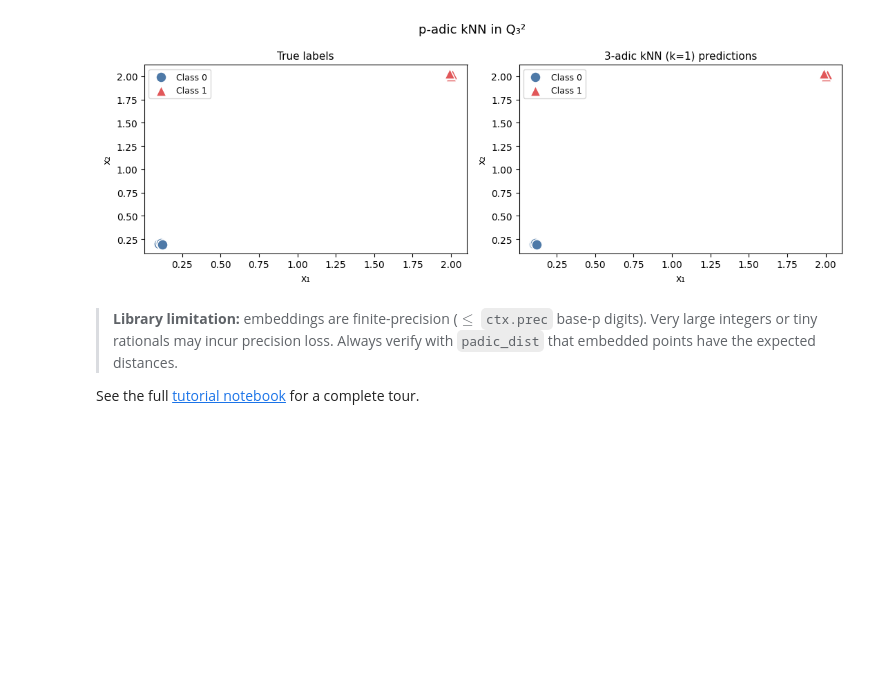
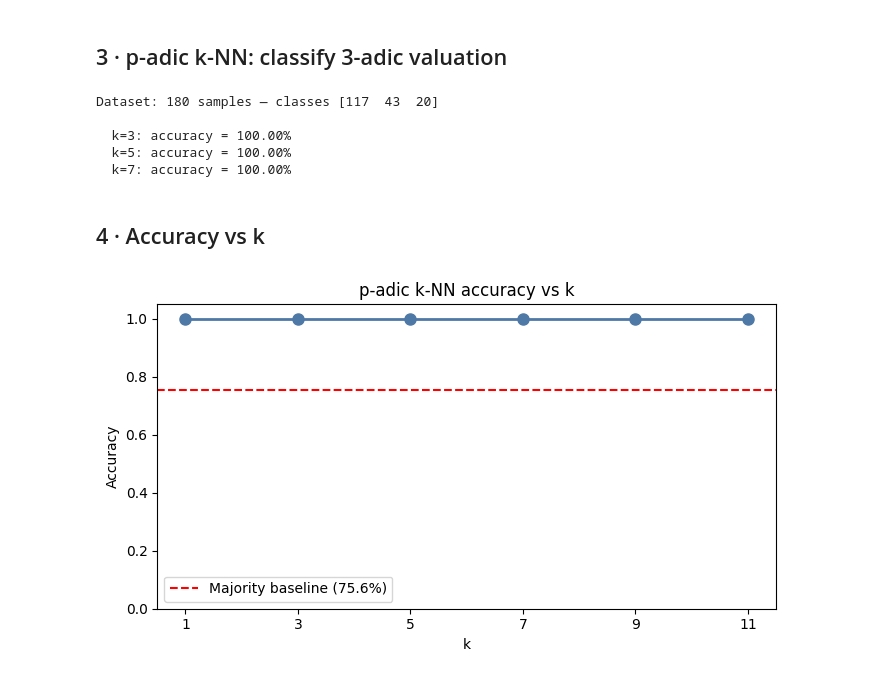
Before and after one commit to Mircus/padics, a Jupyter notebook: notebooks/04_ultrametric_ml.ipynb, the cells around one changed output. Drawn from its saved outputs; the diff is of its cells as text; code cells hidden in the pictures; blank space fills up the shorter version.

```diff
--- a/notebooks/04_ultrametric_ml.ipynb
+++ b/notebooks/04_ultrametric_ml.ipynb
@@ -92,21 +72,56 @@ Accuracy: 100.0%
-# %%
-fig, axes = plt.subplots(1, 2, figsize=(11, 4))
-for ax, (y_plot, title) in zip(axes,
-        [(yr, 'True labels'), (y_pred, '3-adic kNN (k=1) predictions')]):
-    ax.scatter(Xr[y_plot==0,0], Xr[y_plot==0,1], c='#4e79a7', s=120,
-               label='Class 0', zorder=3, edgecolors='white', lw=1.2)
-    ax.scatter(Xr[y_plot==1,0], Xr[y_plot==1,1], c='#e15759', marker='^', s=120,
-               label='Class 1', zorder=3, edgecolors='white', lw=1.2)
-    ax.set_title(title, fontsize=11)
-    ax.legend(fontsize=9)
-    ax.set_xlabel('x₁'); ax.set_ylabel('x₂')
-plt.suptitle('p-adic kNN in Q₃²', fontsize=13)
-plt.tight_layout()
-plt.savefig('knn_classification.png', dpi=120, bbox_inches='tight')
-plt.show()
-# %% [output]
-[figure, removed]
-# %% [markdown]
-> **Library limitation:** embeddings are finite-precision ($\leq$ `ctx.prec` base-p digits). Very large integers or tiny rationals may incur precision loss. Always verify with `padic_dist` that embedded points have the expected distances.
-
-See the full [tutorial notebook](00_tutorial.ipynb) for a complete tour.
+# %% [markdown]
+## 3 · p-adic k-NN: classify 3-adic valuation
+# %%
+# Task: given an integer n, predict its 3-adic valuation class
+# class 0: v₃(n)=0  (not divisible by 3)
+# class 1: v₃(n)=1  (divisible by 3, not 9)
+# class 2: v₃(n)≥2  (divisible by 9)
+def val_class(n):
+    v = 0
+    while n % 3 == 0:
+        n //= 3; v += 1
+    return min(v, 2)
+
+np.random.seed(0)
+integers = np.random.randint(1, 600, size=180)
+y        = np.array([val_class(n) for n in integers])
+
+ctx3 = QpContext(p=3, prec=10)
+X_qp = embed_float_array(integers.reshape(-1, 1), ctx3, scale=1)
+X_tr, X_te, y_tr, y_te = train_test_split(X_qp, y, test_size=0.25, random_state=42)
+
+print(f"Dataset: {len(integers)} samples — classes {np.bincount(y)}")
+print()
+for k in [3, 5, 7]:
+    clf = PadicKNNClassifier(ctx=ctx3, k=k)
+    clf.fit(X_tr, y_tr)
+    acc = clf.score(X_te, y_te)
+    print(f"  k={k}: accuracy = {acc:.2%}")
+# %% [output]
+Dataset: 180 samples — classes [117  43  20]
+
+  k=3: accuracy = 100.00%
+  k=5: accuracy = 100.00%
+  k=7: accuracy = 100.00%
+# %% [markdown]
+## 4 · Accuracy vs k
+# %%
+ks   = [1, 3, 5, 7, 9, 11]
+accs = []
+for k in ks:
+    clf = PadicKNNClassifier(ctx=ctx3, k=k)
+    clf.fit(X_tr, y_tr)
+    accs.append(clf.score(X_te, y_te))
+
+baseline = (y_te == np.bincount(y_te).argmax()).mean()
+fig, ax = plt.subplots(figsize=(7, 4))
+ax.plot(ks, accs, "o-", color="#4e79a7", linewidth=2, markersize=8)
+ax.axhline(baseline, color="red", linestyle="--", label=f"Majority baseline ({baseline:.1%})")
+ax.set_xticks(ks); ax.set_xlabel("k"); ax.set_ylabel("Accuracy")
+ax.set_ylim(0, 1.05); ax.set_title("p-adic k-NN accuracy vs k")
+ax.legend()
+plt.tight_layout()
+plt.savefig("knn_accuracy.png", dpi=100, bbox_inches="tight")
+plt.show()
+# %% [output]
+[figure, added]
```
Also changed, not shown: parts of 14 cells of this notebook, 9 other files.
